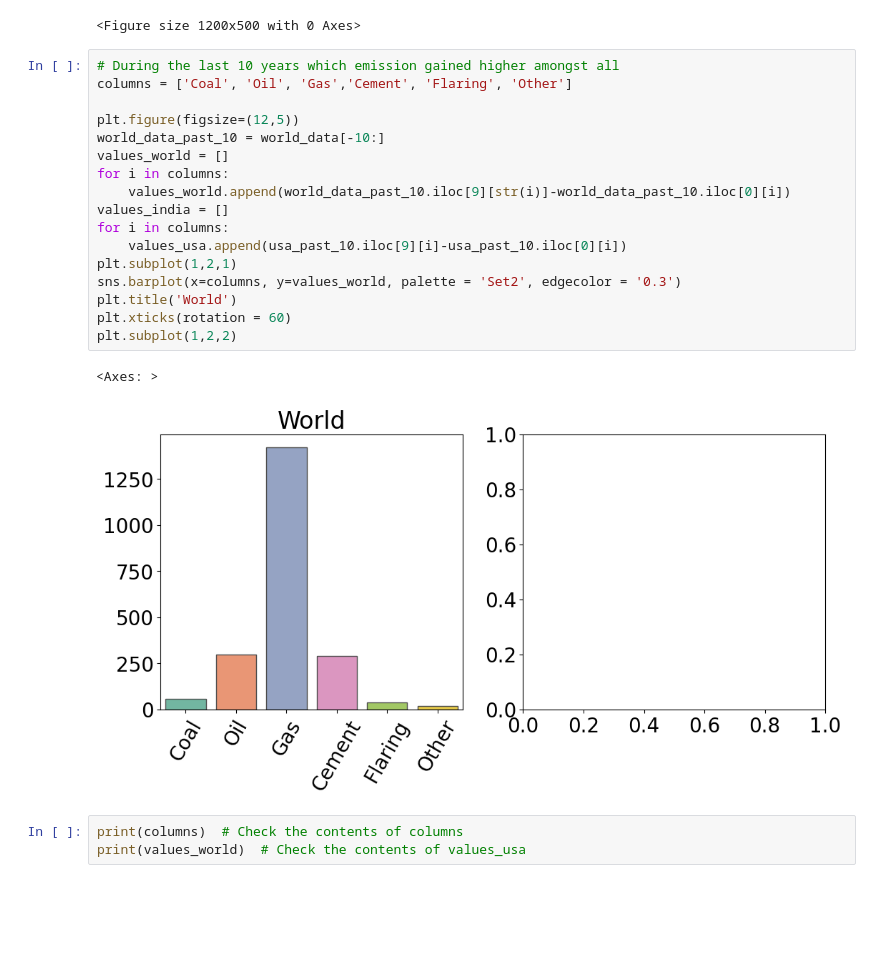
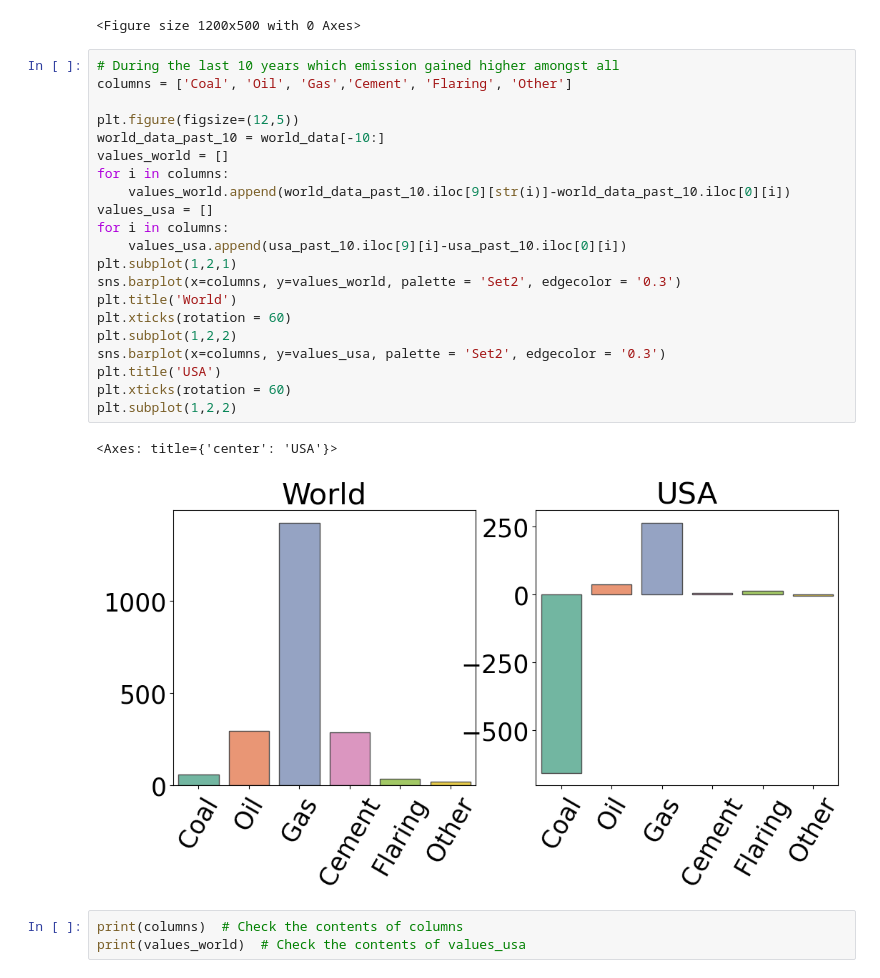
Before and after one commit to pujaagarwal5263/EcoSavvy-DataAnalysis, a Jupyter notebook: Carbon Emission Data Anaylsis.ipynb, the cells around one changed output. Saved outputs shown, nothing was run; the diff lists cells and outputs as text; blank space fills up the shorter version.

```diff
--- a/Carbon Emission Data Anaylsis.ipynb
+++ b/Carbon Emission Data Anaylsis.ipynb
@@ -383,23 +392,27 @@ print(values_world)
 # %%
 # During the last 10 years which emission gained higher amongst all
 columns = ['Coal', 'Oil', 'Gas','Cement', 'Flaring', 'Other']
 
 plt.figure(figsize=(12,5))
 world_data_past_10 = world_data[-10:]
 values_world = []
 for i in columns:
     values_world.append(world_data_past_10.iloc[9][str(i)]-world_data_past_10.iloc[0][i])
-values_india = []
+values_usa = []
 for i in columns:
     values_usa.append(usa_past_10.iloc[9][i]-usa_past_10.iloc[0][i])
 plt.subplot(1,2,1)
 sns.barplot(x=columns, y=values_world, palette = 'Set2', edgecolor = '0.3')
 plt.title('World')
 plt.xticks(rotation = 60)
 plt.subplot(1,2,2)
+sns.barplot(x=columns, y=values_usa, palette = 'Set2', edgecolor = '0.3')
+plt.title('USA')
+plt.xticks(rotation = 60)
+plt.subplot(1,2,2)
 # %% [output]
-<Axes: >
+<Axes: title={'center': 'USA'}>
-[figure, old version]
+[figure, new version]
 # %%
 print(columns)  # Check the contents of columns
 print(values_world)  # Check the contents of values_usa
```
Also changed, not shown: parts of 2 cells of this notebook.
